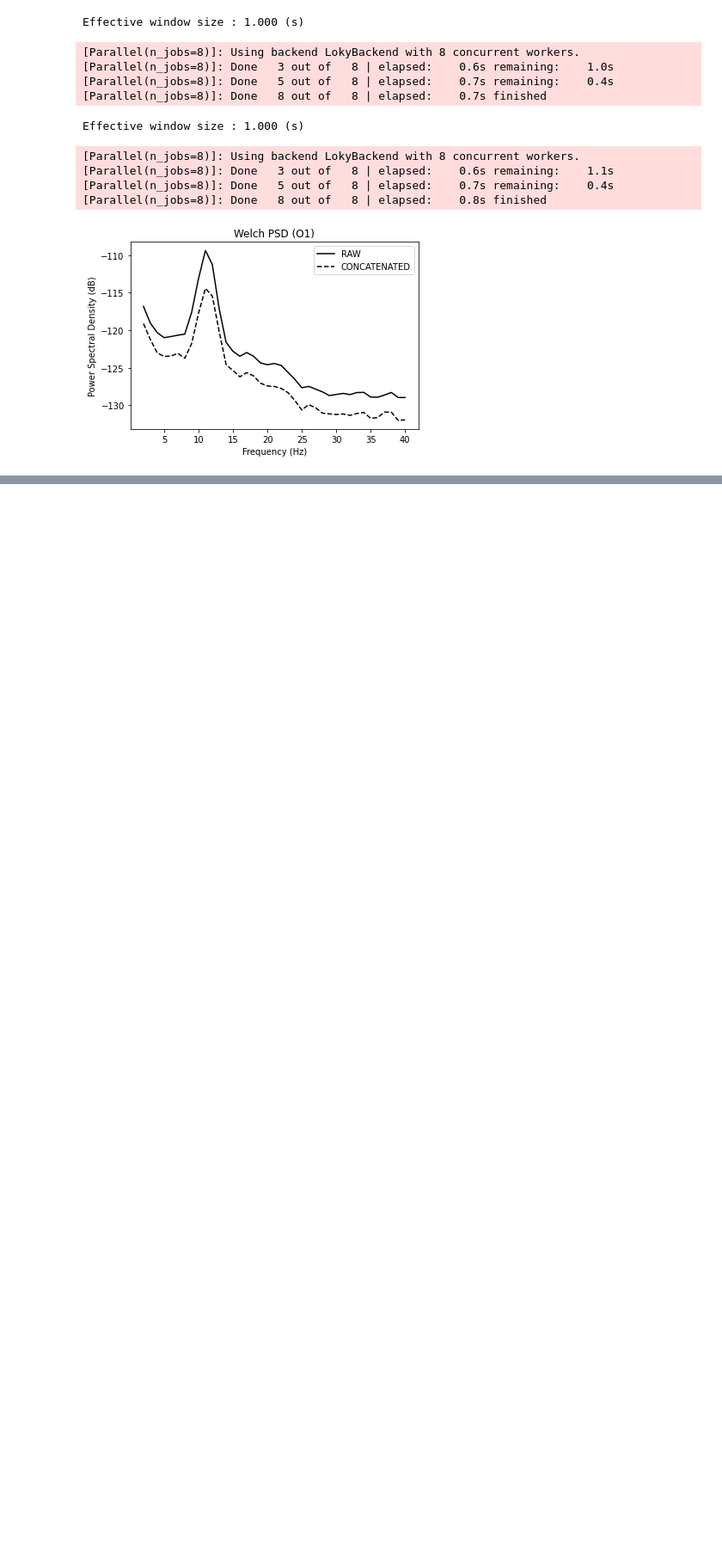
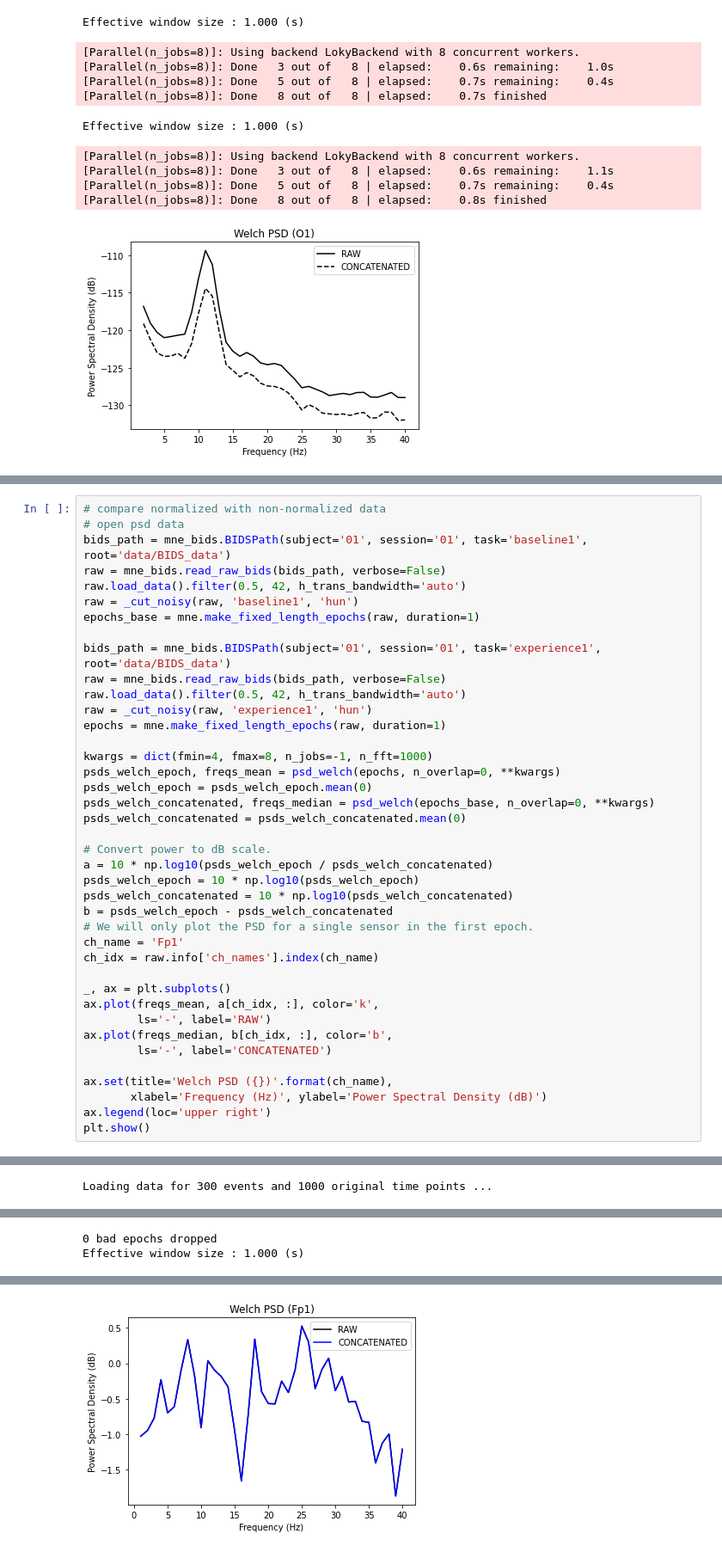
Before and after one commit to sycomix/SuggNet, a Jupyter notebook: notebooks/time_frequency_analysis.ipynb, the cells around one changed output, grey strips where cells are left out. Shown at 86% size. Cells and saved outputs as stored; diff of their text form; blank space fills up the shorter version.

Commit message:
Reshape power data

```diff
--- a/notebooks/time_frequency_analysis.ipynb
+++ b/notebooks/time_frequency_analysis.ipynb
@@ -177,0 +255,41 @@ Effective window size : 1.000 (s)
+# %%
+# compare normalized with non-normalized data
+# open psd data
+bids_path = mne_bids.BIDSPath(subject='01', session='01', task='baseline1', root='data/BIDS_data')
+raw = mne_bids.read_raw_bids(bids_path, verbose=False)
+raw.load_data().filter(0.5, 42, h_trans_bandwidth='auto')
+raw = _cut_noisy(raw, 'baseline1', 'hun')
+epochs_base = mne.make_fixed_length_epochs(raw, duration=1)
+
+bids_path = mne_bids.BIDSPath(subject='01', session='01', task='experience1', root='data/BIDS_data')
+raw = mne_bids.read_raw_bids(bids_path, verbose=False)
+raw.load_data().filter(0.5, 42, h_trans_bandwidth='auto')
+raw = _cut_noisy(raw, 'experience1', 'hun')
+epochs = mne.make_fixed_length_epochs(raw, duration=1)
+
+kwargs = dict(fmin=4, fmax=8, n_jobs=-1, n_fft=1000)
+psds_welch_epoch, freqs_mean = psd_welch(epochs, n_overlap=0, **kwargs)
+psds_welch_epoch = psds_welch_epoch.mean(0)
+psds_welch_concatenated, freqs_median = psd_welch(epochs_base, n_overlap=0, **kwargs)
+psds_welch_concatenated = psds_welch_concatenated.mean(0)
+
+# Convert power to dB scale.
+a = 10 * np.log10(psds_welch_epoch / psds_welch_concatenated)
+psds_welch_epoch = 10 * np.log10(psds_welch_epoch)
+psds_welch_concatenated = 10 * np.log10(psds_welch_concatenated)
+b = psds_welch_epoch - psds_welch_concatenated
+# We will only plot the PSD for a single sensor in the first epoch.
+ch_name = 'Fp1'
+ch_idx = raw.info['ch_names'].index(ch_name)
+
+_, ax = plt.subplots()
+ax.plot(freqs_mean, a[ch_idx, :], color='k',
+        ls='-', label='RAW')
+ax.plot(freqs_median, b[ch_idx, :], color='b',
+        ls='-', label='CONCATENATED')
+
+ax.set(title='Welch PSD ({})'.format(ch_name),
+       xlabel='Frequency (Hz)', ylabel='Power Spectral Density (dB)')
+ax.legend(loc='upper right')
+plt.show()
+# %% [output]
@@ -177,0 +314 @@ Effective window size : 1.000 (s)
+Loading data for 300 events and 1000 original time points ...
@@ -177,0 +318,2 @@ Effective window size : 1.000 (s)
+0 bad epochs dropped
+Effective window size : 1.000 (s)
@@ -177,0 +324 @@ Effective window size : 1.000 (s)
+[figure, added]
```
Also changed, not shown: parts of 5 cells of this notebook.
